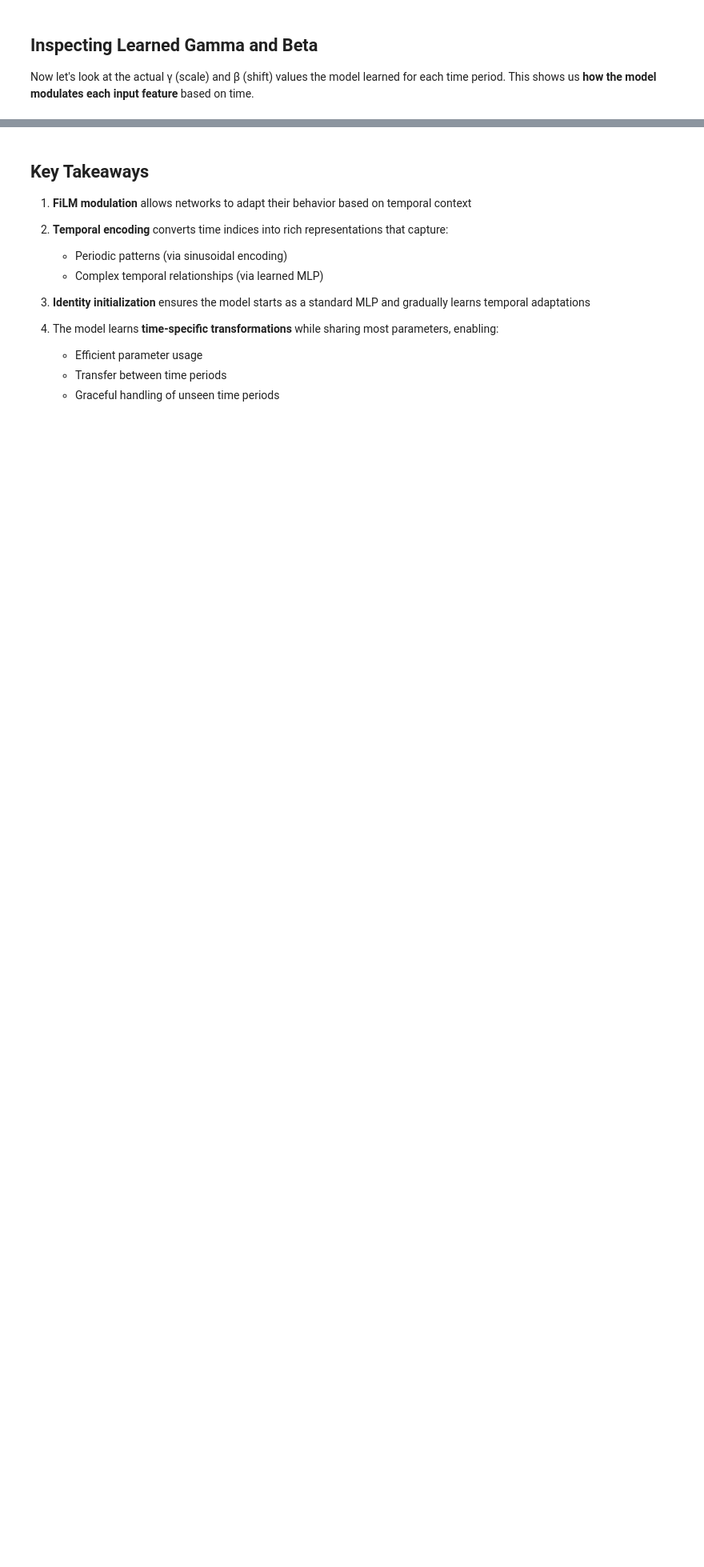
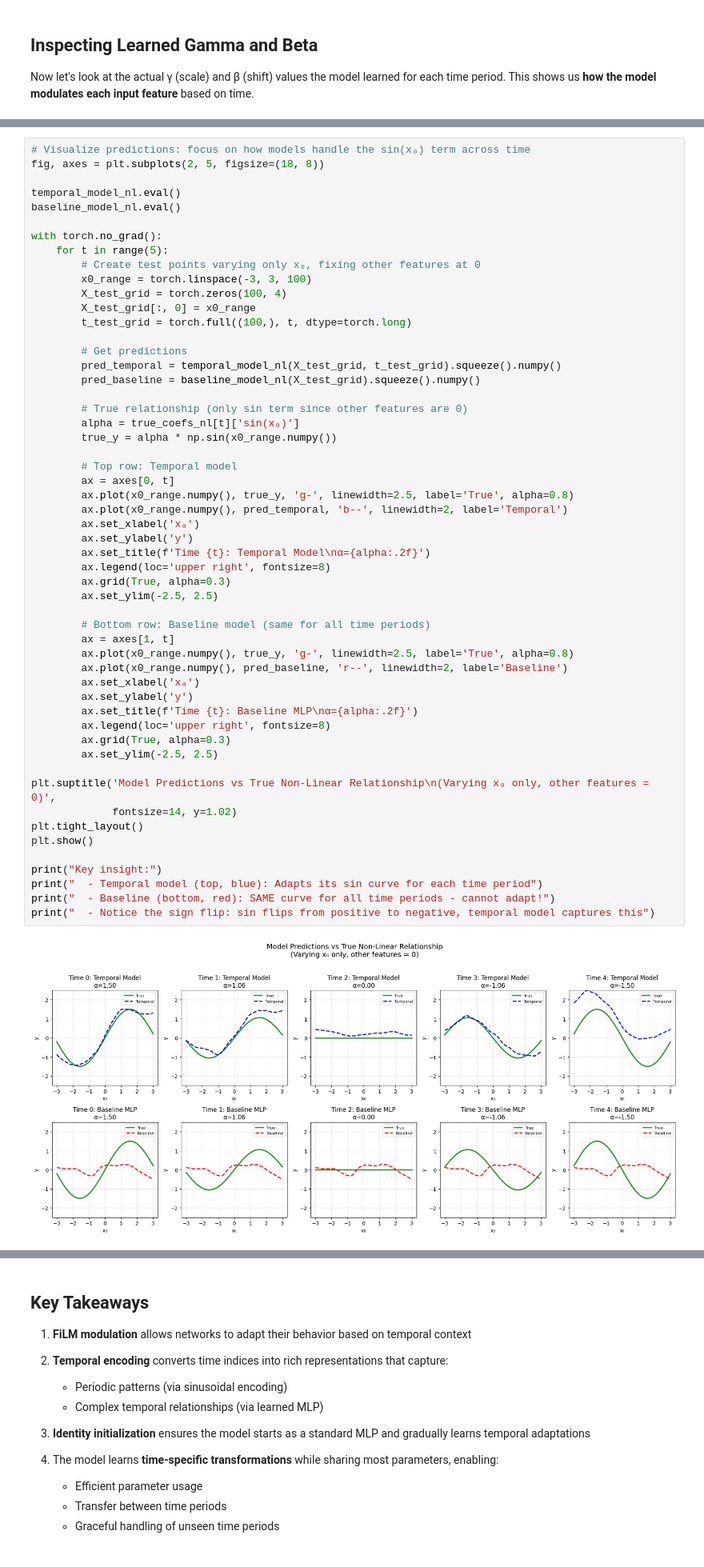
Before and after one commit to liamflynn1989/tabular-nn-research, a Jupyter notebook: tutorials/01_temporal_modulation.ipynb, the cells around one changed output, grey strips where cells are left out. Shown at 80% size. Saved outputs shown, nothing was run; the diff lists cells and outputs as text; blank space fills up the shorter version.

```diff
--- a/tutorials/01_temporal_modulation.ipynb
+++ b/tutorials/01_temporal_modulation.ipynb
@@ -939,0 +1234,56 @@ If the model learned correctly, the right plot should show similar patterns.
+# %%
+# Visualize predictions: focus on how models handle the sin(x₀) term across time
+fig, axes = plt.subplots(2, 5, figsize=(18, 8))
+
+temporal_model_nl.eval()
+baseline_model_nl.eval()
+
+with torch.no_grad():
+    for t in range(5):
+        # Create test points varying only x₀, fixing other features at 0
+        x0_range = torch.linspace(-3, 3, 100)
+        X_test_grid = torch.zeros(100, 4)
+        X_test_grid[:, 0] = x0_range
+        t_test_grid = torch.full((100,), t, dtype=torch.long)
+
+        # Get predictions
+        pred_temporal = temporal_model_nl(X_test_grid, t_test_grid).squeeze().numpy()
+        pred_baseline = baseline_model_nl(X_test_grid).squeeze().numpy()
+
+        # True relationship (only sin term since other features are 0)
+        alpha = true_coefs_nl[t]['sin(x₀)']
+        true_y = alpha * np.sin(x0_range.numpy())
+
+        # Top row: Temporal model
+        ax = axes[0, t]
+        ax.plot(x0_range.numpy(), true_y, 'g-', linewidth=2.5, label='True', alpha=0.8)
+        ax.plot(x0_range.numpy(), pred_temporal, 'b--', linewidth=2, label='Temporal')
+        ax.set_xlabel('x₀')
+        ax.set_ylabel('y')
+        ax.set_title(f'Time {t}: Temporal Model\nα={alpha:.2f}')
+        ax.legend(loc='upper right', fontsize=8)
+        ax.grid(True, alpha=0.3)
+        ax.set_ylim(-2.5, 2.5)
+
+        # Bottom row: Baseline model (same for all time periods)
+        ax = axes[1, t]
+        ax.plot(x0_range.numpy(), true_y, 'g-', linewidth=2.5, label='True', alpha=0.8)
+        ax.plot(x0_range.numpy(), pred_baseline, 'r--', linewidth=2, label='Baseline')
+        ax.set_xlabel('x₀')
+        ax.set_ylabel('y')
+        ax.set_title(f'Time {t}: Baseline MLP\nα={alpha:.2f}')
+        ax.legend(loc='upper right', fontsize=8)
+        ax.grid(True, alpha=0.3)
+        ax.set_ylim(-2.5, 2.5)
+
+plt.suptitle('Model Predictions vs True Non-Linear Relationship\n(Varying x₀ only, other features = 0)',
+             fontsize=14, y=1.02)
+plt.tight_layout()
+plt.show()
+
+print("Key insight:")
+print("  - Temporal model (top, blue): Adapts its sin curve for each time period")
+print("  - Baseline (bottom, red): SAME curve for all time periods - cannot adapt!")
+print("  - Notice the sign flip: sin flips from positive to negative, temporal model captures this")
+# %% [output]
+[figure, added]
```
Also changed, not shown: parts of 19 cells of this notebook.
